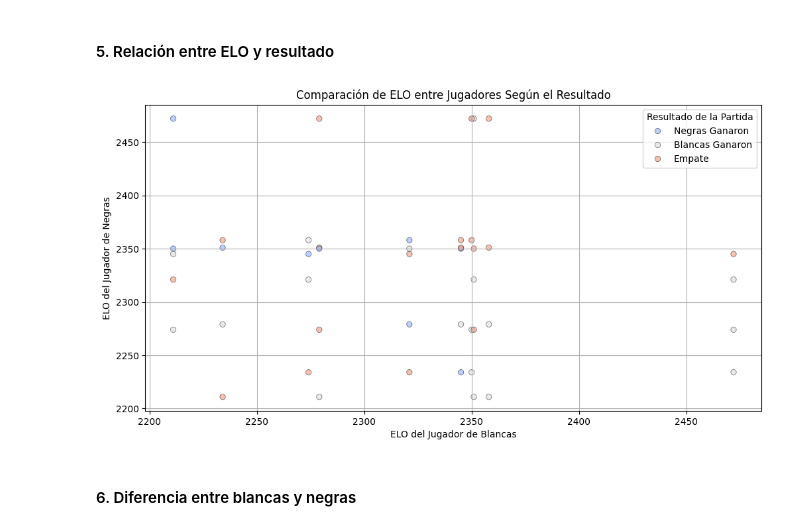
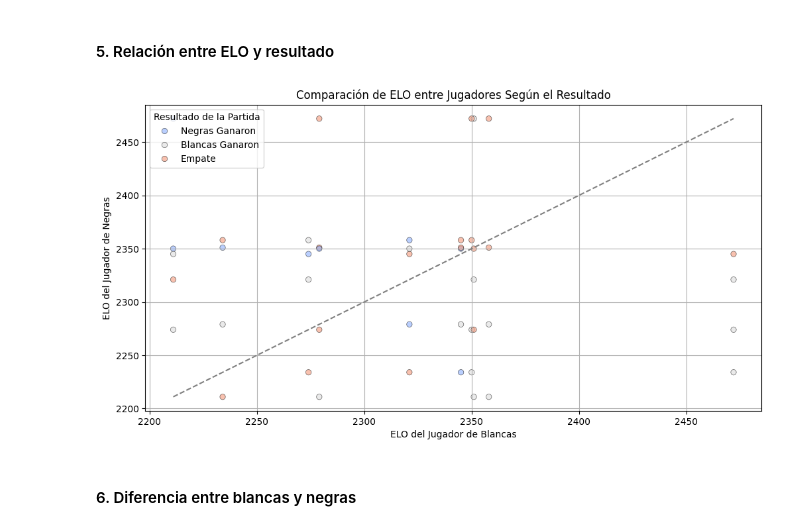
Before and after one commit to lunahernandez/ChessTournamentAnalysis, a Jupyter notebook: notebooks/Analysis.ipynb, the cells around one changed output. Cells and saved outputs as stored; diff of their text form; code cells hidden in the pictures.

Commit message:
update graph 5

```diff
--- a/notebooks/Analysis.ipynb
+++ b/notebooks/Analysis.ipynb
@@ -288,27 +288,31 @@ time_vs_eval_change_single_game(moves_df, "1.3")
 # %%
 def elo_vs_result():
     details_df_clean = details_df.dropna(subset=["Result"])
 
     details_df_clean['Result'] = details_df_clean['Result'].map({'1-0': 'Blancas Ganaron', '0-1': 'Negras Ganaron', '1/2-1/2': 'Empate'})
 
     details_df_clean = details_df_clean[['White_Elo', 'Black_Elo', 'Result']]
 
     plt.figure(figsize=(12, 6))
 
     sns.scatterplot(data=details_df_clean, x="White_Elo", y="Black_Elo", hue="Result", palette="coolwarm", alpha=0.6,
                     edgecolor="black", linewidth=0.5)
 
+    min_elo = min(details_df_clean["White_Elo"].min(), details_df_clean["Black_Elo"].min())
+    max_elo = max(details_df_clean["White_Elo"].max(), details_df_clean["Black_Elo"].max())
+    plt.plot([min_elo, max_elo], [min_elo, max_elo], color='gray', linestyle='--')
+
     plt.title("Comparación de ELO entre Jugadores Según el Resultado")
     plt.xlabel("ELO del Jugador de Blancas")
     plt.ylabel("ELO del Jugador de Negras")
-    plt.legend(title="Resultado de la Partida")
+    plt.legend(title="Resultado de la Partida", loc="upper left")
     plt.grid(True)
 
     plt.show()
 
 elo_vs_result()
 # %% [output]
-[figure, old version]
+[figure, new version]
 # %% [markdown]
 #### 6. Diferencia entre blancas y negras
 # %%
```
